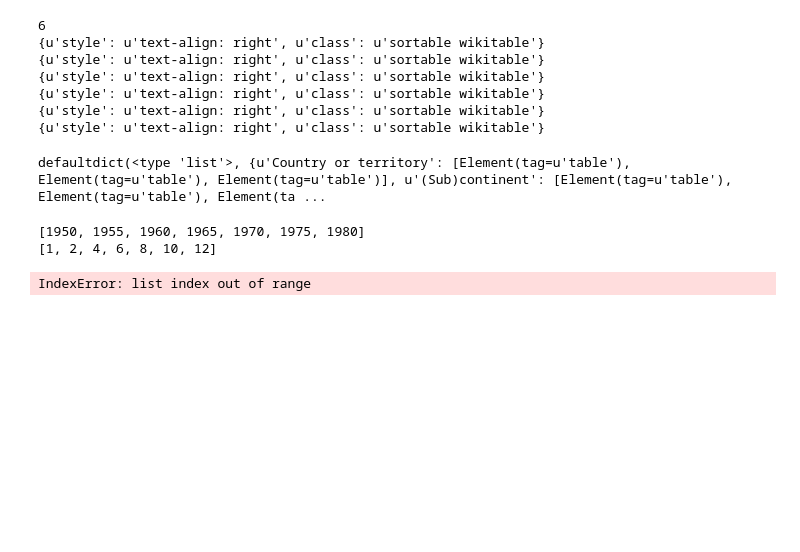
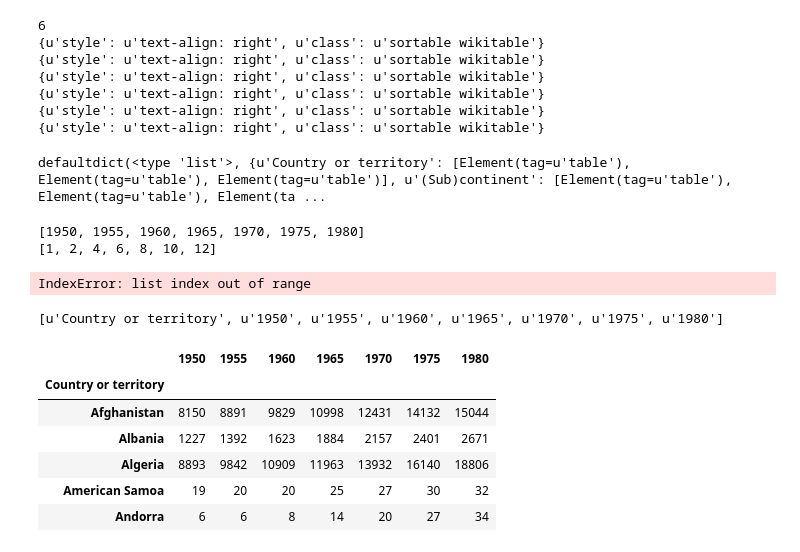
Before and after one commit to jthang/MachineLearningLab, a Jupyter notebook: lab_scraping_wiki.ipynb, the cells around one changed output. Cells and saved outputs as stored; diff of their text form; code cells hidden in the pictures; blank space fills up the shorter version.

```diff
--- a/lab_scraping_wiki.ipynb
+++ b/lab_scraping_wiki.ipynb
@@ -105,0 +111,54 @@ IndexError: list index out of range
+# %%
+population_tables = []
+for table in soup.find_all('table', {'class': ['sortable', 'wikitable']}):
+    if 'sortable' in table.attrs.get('class') and 'wikitable' in table.attrs.get('class'):
+        if table.find('th').text == 'Country or territory':
+            population_tables.append(table)
+# %%
+def get_table_data(table):
+    column_names = []
+    col_indexes = []
+    table_head = table.find_all('th')
+    for idx, col_name in enumerate(table_head):
+        if col_name.text != '%':
+            col_indexes.append(idx)
+            column_names.append(col_name.text)
+    print(column_names)
+
+    rows_data = []
+    table_row = table.find_all('tr')
+    for idx, row_td in enumerate(table_row):
+        row = []
+        for col_idx, col_val in enumerate(row_td.find_all('td')):
+            if col_idx in col_indexes:
+                if col_idx == 0:
+                    row.append(col_val.text[1:])
+                else:
+                    row.append(int(col_val.text.replace(',', '')))
+        if row:
+            rows_data.append(row)
+    return column_names, rows_data
+# %%
+def get_population_df(population_tables):
+    population_df = None
+    for table in population_tables:
+        columns, rows = get_table_data(table)
+        table_df = pd.DataFrame(rows, columns=columns)
+        table_df = table_df.set_index(['Country or territory'])
+        if population_df is None:
+            population_df = table_df
+        else:
+            population_df = population_df.join(table_df, how='outer')
+    return population_df
+# %%
+population_df = get_population_df(population_tables)
+population_df.head()
+# %% [output]
+[u'Country or territory', u'1950', u'1955', u'1960', u'1965', u'1970', u'1975', u'1980']
+|  | 1950 | 1955 | 1960 | 1965 | 1970 | 1975 | 1980 |
+| Country or territory |  |  |  |  |  |  |  |
+| Afghanistan | 8150 | 8891 | 9829 | 10998 | 12431 | 14132 | 15044 |
+| Albania | 1227 | 1392 | 1623 | 1884 | 2157 | 2401 | 2671 |
+| Algeria | 8893 | 9842 | 10909 | 11963 | 13932 | 16140 | 18806 |
+| American Samoa | 19 | 20 | 20 | 25 | 27 | 30 | 32 |
+| Andorra | 6 | 6 | 8 | 14 | 20 | 27 | 34 |
```
Also changed, not shown: parts of 10 cells of this notebook.
